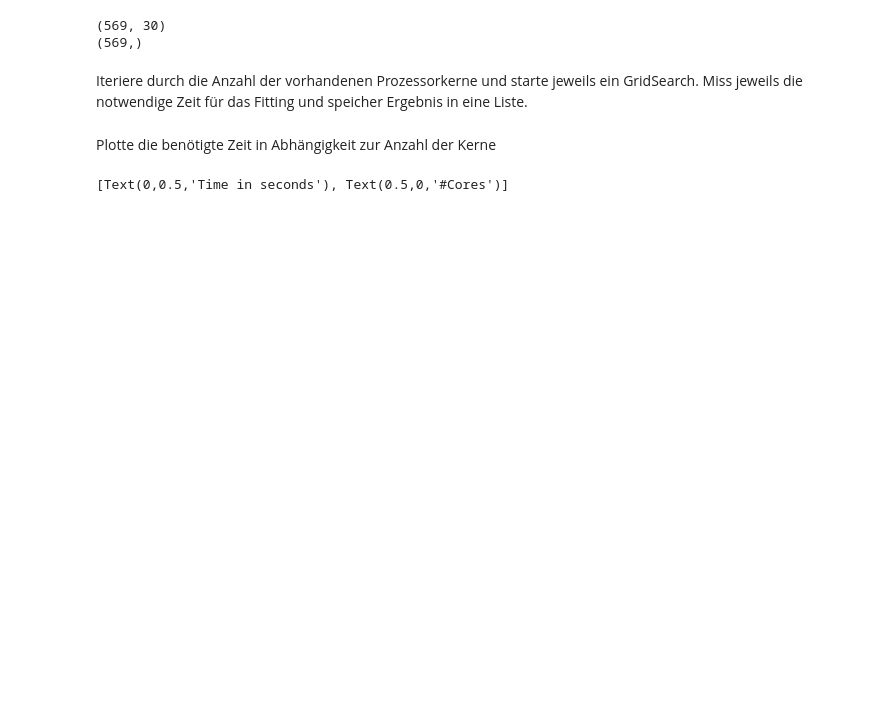
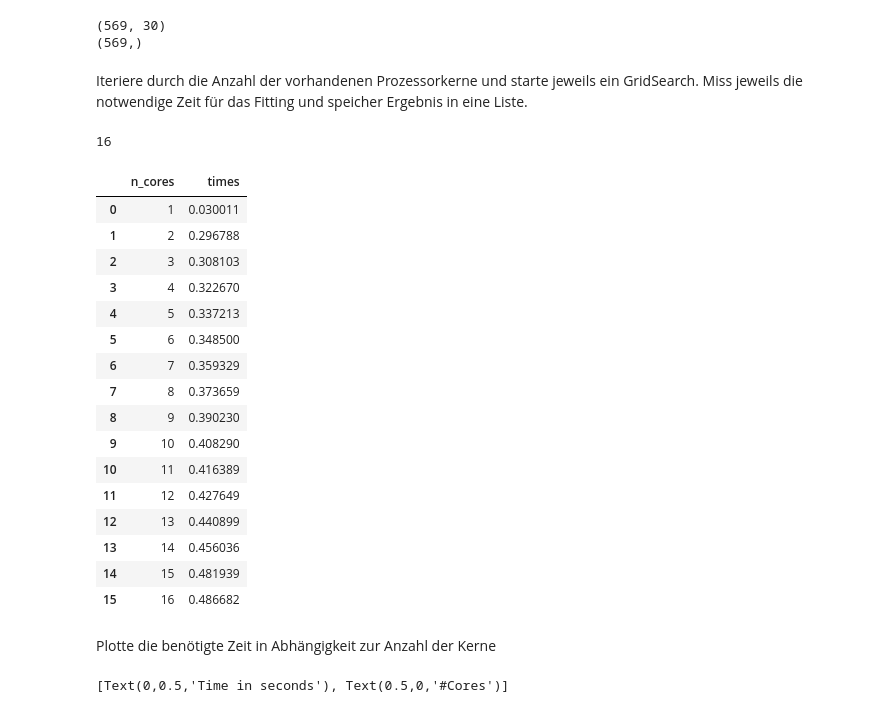
Before and after one commit to tecoKIT/smart-data-analytics, a Jupyter notebook: Uebung2/Exercise3.ipynb, the cells around one changed output. Drawn from its saved outputs; the diff is of its cells as text; code cells hidden in the pictures; blank space fills up the shorter version.

```diff
--- a/Uebung2/Exercise3.ipynb
+++ b/Uebung2/Exercise3.ipynb
@@ -22,6 +86,10 @@ print(bc.target.shape)
 (569,)
 # %% [markdown]
 Iteriere durch die Anzahl der vorhandenen Prozessorkerne und starte jeweils ein GridSearch. Miss jeweils die notwendige Zeit für das Fitting und speicher Ergebnis in eine Liste.
+# %%
+multiprocessing.cpu_count()
+# %% [output]
+16
 # %%
 # Variablen
 times = []
@@ -61,3 +137,23 @@ df = pd.DataFrame(data=d)
+# %%
+df
+# %% [output]
+|  | n_cores | times |
+| 0 | 1 | 0.030011 |
+| 1 | 2 | 0.296788 |
+| 2 | 3 | 0.308103 |
+| 3 | 4 | 0.322670 |
+| 4 | 5 | 0.337213 |
+| 5 | 6 | 0.348500 |
+| 6 | 7 | 0.359329 |
+| 7 | 8 | 0.373659 |
+| 8 | 9 | 0.390230 |
+| 9 | 10 | 0.408290 |
+| 10 | 11 | 0.416389 |
+| 11 | 12 | 0.427649 |
+| 12 | 13 | 0.440899 |
+| 13 | 14 | 0.456036 |
+| 14 | 15 | 0.481939 |
+| 15 | 16 | 0.486682 |
 # %% [markdown]
 Plotte die benötigte Zeit in Abhängigkeit zur Anzahl der Kerne
 # %%
```
Also changed, not shown: parts of 19 cells of this notebook, 1 other file.
